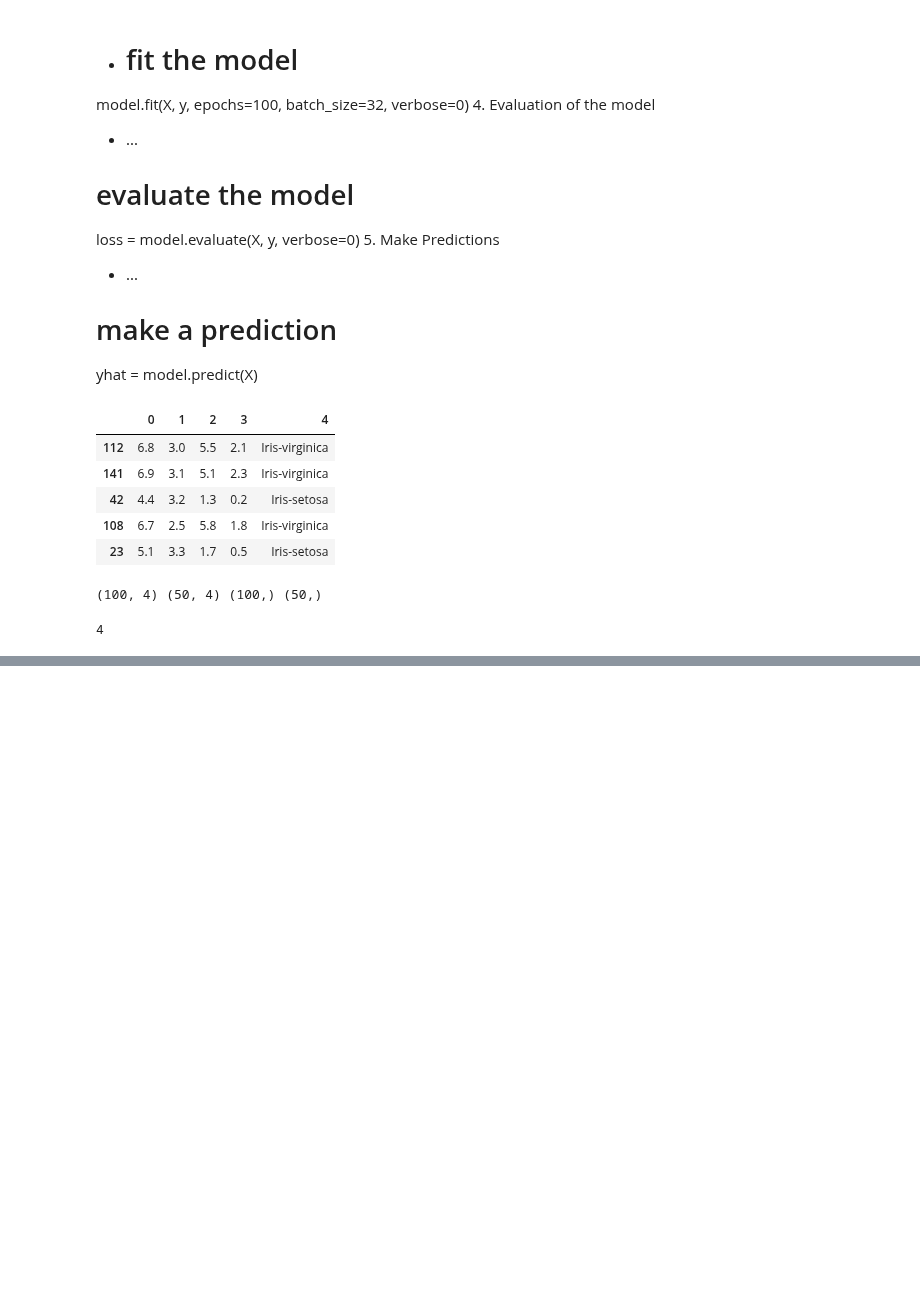
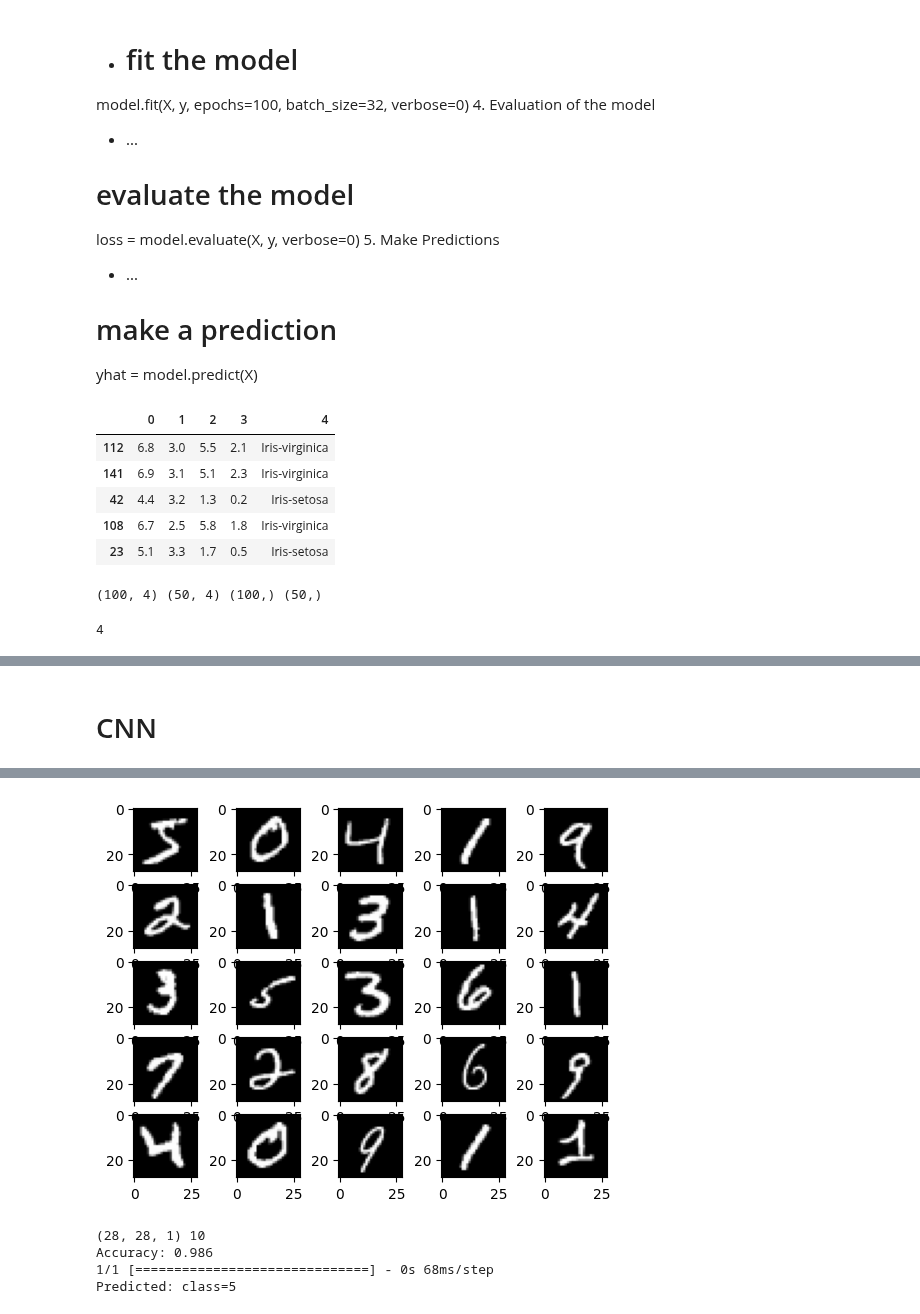
Before and after one commit to jmohsbeck1/jpmc_mle, a Jupyter notebook: JPMC_Session6.ipynb, the cells around one changed output, grey strips where cells are left out. Drawn from its saved outputs; the diff is of its cells as text; code cells hidden in the pictures; blank space fills up the shorter version.

```diff
--- a/JPMC_Session6.ipynb
+++ b/JPMC_Session6.ipynb
@@ -110,0 +126,21 @@ Epoch 150/150
+# %% [markdown]
+# CNN
+# %%
+# Use the built in MNIST dataset to do a quick CNN example
+# example of loading and plotting the mnist dataset
+from tensorflow.keras.datasets.mnist import load_data
+from matplotlib import pyplot
+# load dataset
+(trainX, trainy), (testX, testy) = load_data()
+# summarize loaded dataset
+print('Train: X=%s, y=%s' % (trainX.shape, trainy.shape))
+print('Test: X=%s, y=%s' % (testX.shape, testy.shape))
+# plot first few images
+for i in range(25):
+ # define subplot
+ pyplot.subplot(5, 5, i+1)
+ # plot raw pixel data
+ pyplot.imshow(trainX[i], cmap=pyplot.get_cmap('gray'))
+# show the figure
+pyplot.show()
+# %% [output]
@@ -110,0 +151,51 @@ Epoch 150/150
+[figure, added]
+# %%
+
+# example of a cnn for image classification
+from numpy import asarray
+from numpy import unique
+from numpy import argmax
+from tensorflow.keras.datasets.mnist import load_data
+from tensorflow.keras import Sequential
+from tensorflow.keras.layers import Dense
+from tensorflow.keras.layers import Conv2D
+from tensorflow.keras.layers import MaxPool2D
+from tensorflow.keras.layers import Flatten
+from tensorflow.keras.layers import Dropout
+# load dataset
+(x_train, y_train), (x_test, y_test) = load_data()
+# reshape data to have a single channel
+x_train = x_train.reshape((x_train.shape[0], x_train.shape[1], x_train.shape[2], 1))
+x_test = x_test.reshape((x_test.shape[0], x_test.shape[1], x_test.shape[2], 1))
+# determine the shape of the input images
+in_shape = x_train.shape[1:]
+# determine the number of classes
+n_classes = len(unique(y_train))
+print(in_shape, n_classes)
+# normalize pixel values
+x_train = x_train.astype('float32') / 255.0
+x_test = x_test.astype('float32') / 255.0
+# define model
+model = Sequential()
+model.add(Conv2D(32, (3,3), activation='relu', kernel_initializer='he_uniform', input_shape=in_shape))
+model.add(MaxPool2D((2, 2)))
+model.add(Flatten())
+model.add(Dense(100, activation='relu', kernel_initializer='he_uniform'))
+model.add(Dropout(0.5))
+model.add(Dense(n_classes, activation='softmax'))
+# define loss and optimizer
+model.compile(optimizer='adam', loss='sparse_categorical_crossentropy', metrics=['accuracy'])
+# fit the model
+model.fit(x_train, y_train, epochs=10, batch_size=128, verbose=0)
+# evaluate the model
+loss, acc = model.evaluate(x_test, y_test, verbose=0)
+print('Accuracy: %.3f' % acc)
+# make a prediction
+image = x_train[0]
+yhat = model.predict(asarray([image]))
+print('Predicted: class=%d' % argmax(yhat))
+# %% [output]
+(28, 28, 1) 10
+Accuracy: 0.986
+1/1 [==============================] - 0s 68ms/step
+Predicted: class=5
```
Also changed, not shown: parts of 18 cells of this notebook.
